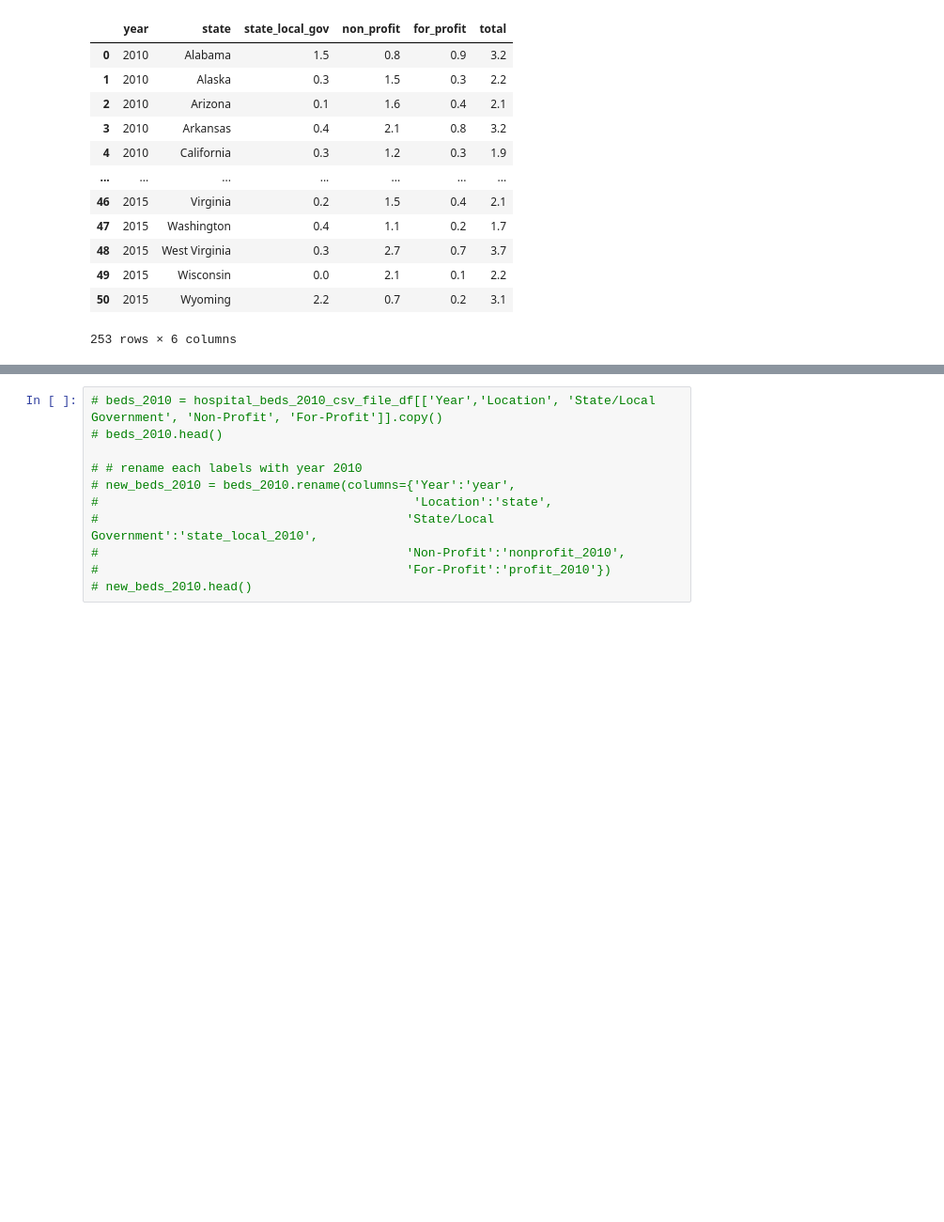
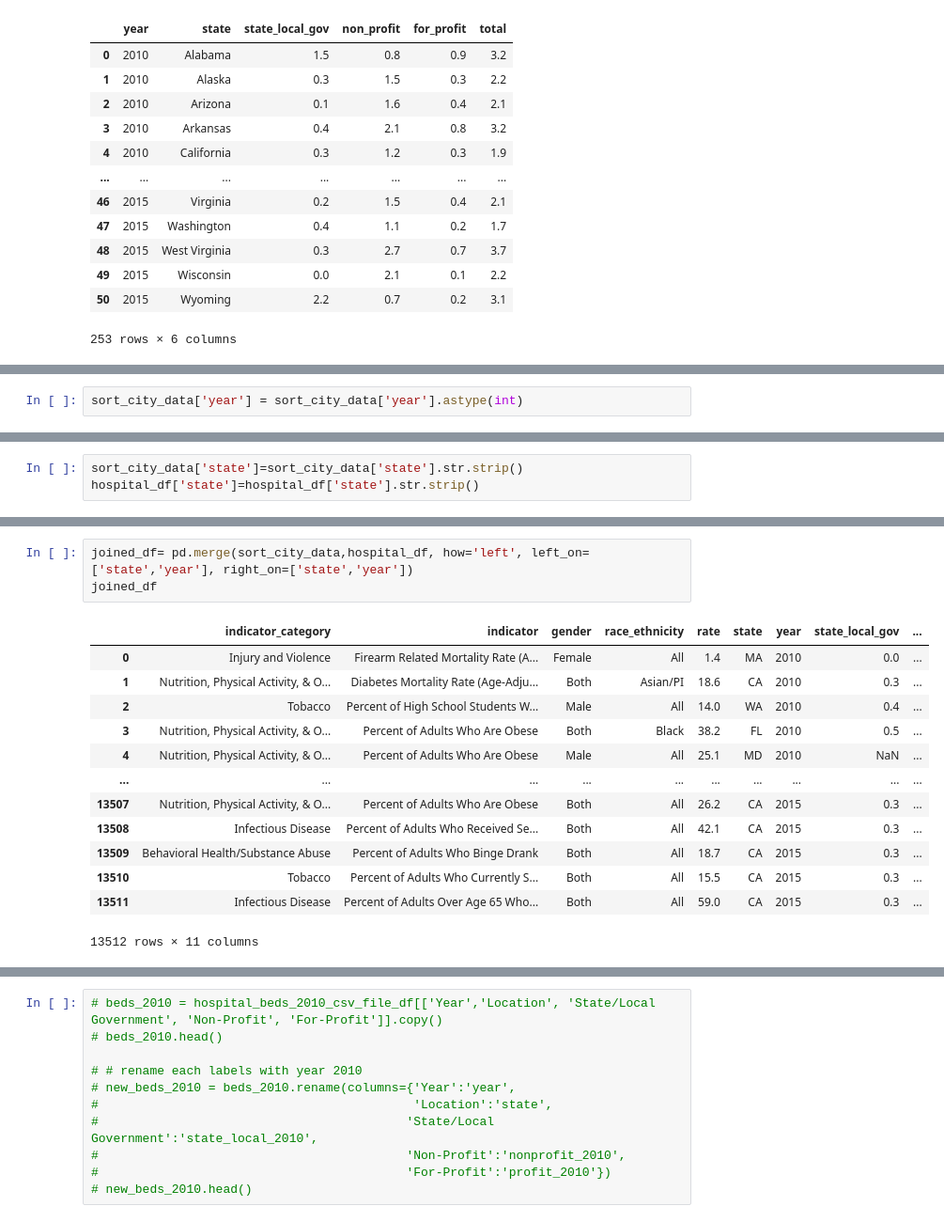
Before and after one commit to erikayi/Project-2-ETL-Cities-Health-Data, a Jupyter notebook: ETL_Cities_Health_Data_Project.ipynb, the cells around one changed output, grey strips where cells are left out. Shown: that part at 94% size. Cells and saved outputs as stored; diff of their text form; blank space fills up the shorter version.

```diff
--- a/ETL_Cities_Health_Data_Project.ipynb
+++ b/ETL_Cities_Health_Data_Project.ipynb
@@ -370,0 +392,2 @@ See the caveats in the documentation: https://pandas.pydata.org/pandas-docs/stab
+# %%
+sort_city_data['year'] = sort_city_data['year'].astype(int)
@@ -370,0 +427,3 @@ See the caveats in the documentation: https://pandas.pydata.org/pandas-docs/stab
+# %%
+sort_city_data['state']=sort_city_data['state'].str.strip()
+hospital_df['state']=hospital_df['state'].str.strip()
@@ -370,0 +451,17 @@ See the caveats in the documentation: https://pandas.pydata.org/pandas-docs/stab
+# %%
+joined_df= pd.merge(sort_city_data,hospital_df, how='left', left_on=['state','year'], right_on=['state','year'])
+joined_df
+# %% [output]
+|  | indicator_category | indicator | gender | race_ethnicity | rate | state | year | state_local_gov | ... |
+| 0 | Injury and Violence | Firearm Related Mortality Rate (A... | Female | All | 1.4 | MA | 2010 | 0.0 | ... |
+| 1 | Nutrition, Physical Activity, & O... | Diabetes Mortality Rate (Age-Adju... | Both | Asian/PI | 18.6 | CA | 2010 | 0.3 | ... |
+| 2 | Tobacco | Percent of High School Students W... | Male | All | 14.0 | WA | 2010 | 0.4 | ... |
+| 3 | Nutrition, Physical Activity, & O... | Percent of Adults Who Are Obese | Both | Black | 38.2 | FL | 2010 | 0.5 | ... |
+| 4 | Nutrition, Physical Activity, & O... | Percent of Adults Who Are Obese | Male | All | 25.1 | MD | 2010 | NaN | ... |
+| ... | ... | ... | ... | ... | ... | ... | ... | ... | ... |
+| 13507 | Nutrition, Physical Activity, & O... | Percent of Adults Who Are Obese | Both | All | 26.2 | CA | 2015 | 0.3 | ... |
+| 13508 | Infectious Disease | Percent of Adults Who Received Se... | Both | All | 42.1 | CA | 2015 | 0.3 | ... |
+| 13509 | Behavioral Health/Substance Abuse | Percent of Adults Who Binge Drank | Both | All | 18.7 | CA | 2015 | 0.3 | ... |
+| 13510 | Tobacco | Percent of Adults Who Currently S... | Both | All | 15.5 | CA | 2015 | 0.3 | ... |
+| 13511 | Infectious Disease | Percent of Adults Over Age 65 Who... | Both | All | 59.0 | CA | 2015 | 0.3 | ... |
+13512 rows × 11 columns
```
Also changed, not shown: parts of 21 cells of this notebook, 2 other files.
